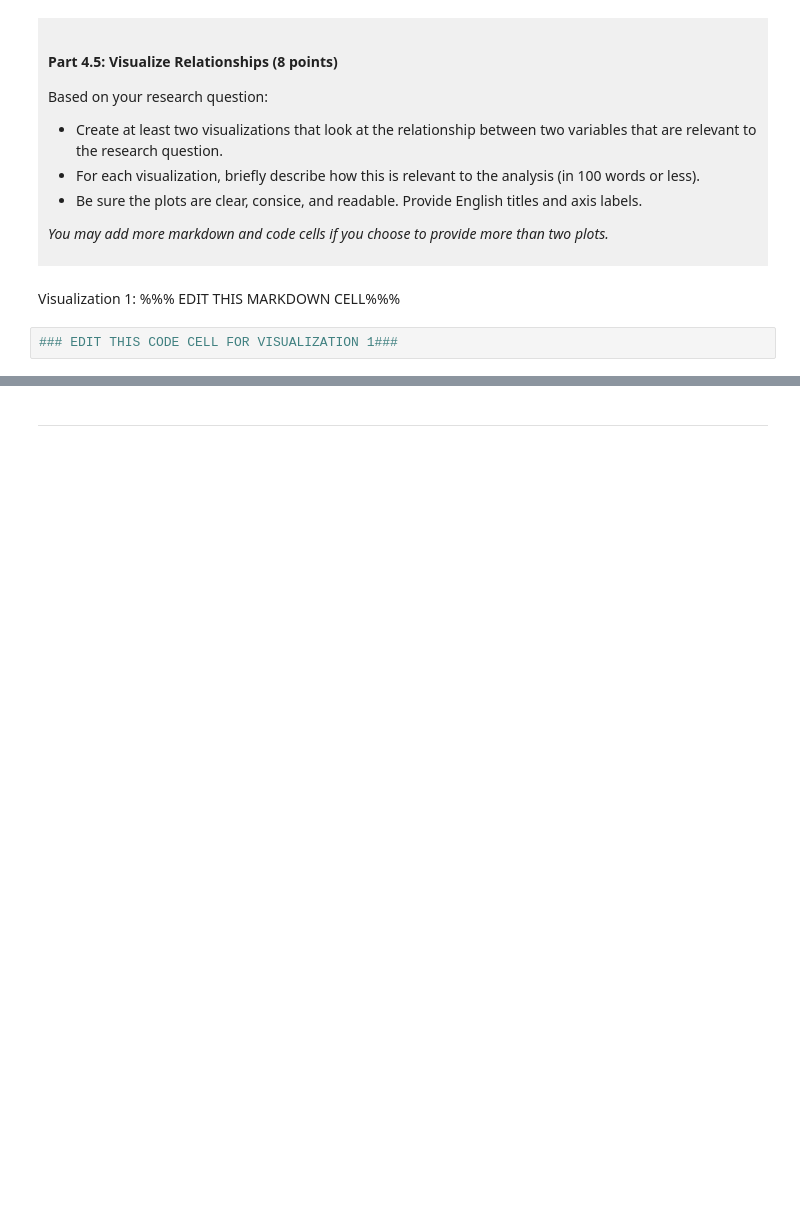
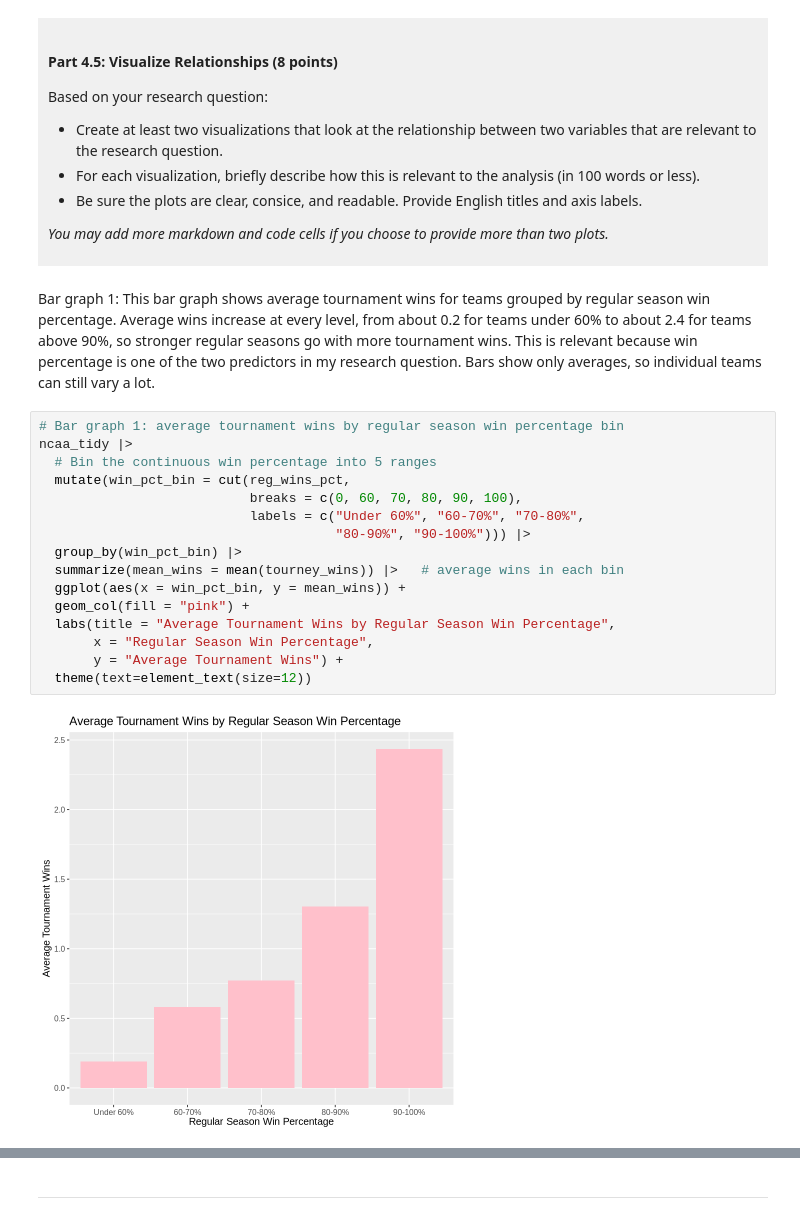
Before and after one commit to RubyBeach/DSCI-100-Project-Ruby-Beach, a Jupyter notebook: dsci-100-project-notebook.ipynb, the cells around one changed output, grey strips where cells are left out. Cells and saved outputs as stored; diff of their text form; blank space fills up the shorter version.

```diff
--- a/dsci-100-project-notebook.ipynb
+++ b/dsci-100-project-notebook.ipynb
@@ -312,7 +432,23 @@ Based on your research question:
 *You may add more markdown and code cells if you choose to provide more than two plots.*
 </div>
 # %% [markdown]
-Visualization 1: %%% EDIT THIS MARKDOWN CELL%%%
+Bar graph 1: This bar graph shows average tournament wins for teams grouped by regular season win percentage. Average wins increase at every level, from about 0.2 for teams under 60% to about 2.4 for teams above 90%, so stronger regular seasons go with more tournament wins. This is relevant because win percentage is one of the two predictors in my research question. Bars show only averages, so individual teams can still vary a lot.
 # %%
-### EDIT THIS CODE CELL FOR VISUALIZATION 1###
+# Bar graph 1: average tournament wins by regular season win percentage bin
+ncaa_tidy |>
+  # Bin the continuous win percentage into 5 ranges
+  mutate(win_pct_bin = cut(reg_wins_pct,
+                           breaks = c(0, 60, 70, 80, 90, 100),
+                           labels = c("Under 60%", "60-70%", "70-80%",
+                                      "80-90%", "90-100%"))) |>
+  group_by(win_pct_bin) |>
+  summarize(mean_wins = mean(tourney_wins)) |>   # average wins in each bin
+  ggplot(aes(x = win_pct_bin, y = mean_wins)) +
+  geom_col(fill = "pink") +
+  labs(title = "Average Tournament Wins by Regular Season Win Percentage",
+       x = "Regular Season Win Percentage",
+       y = "Average Tournament Wins") +
+  theme(text=element_text(size=12))
+# %% [output]
+[figure, added]
 # %% [markdown]
```
Also changed, not shown: parts of 10 cells of this notebook.
